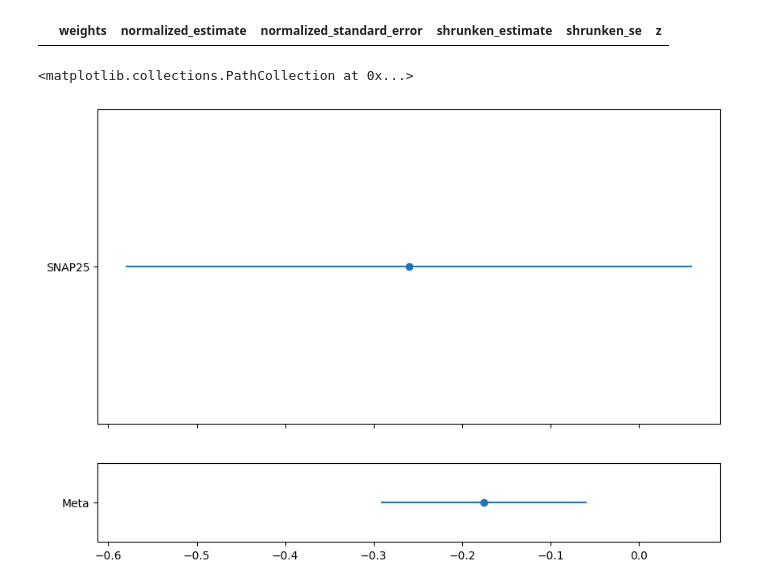
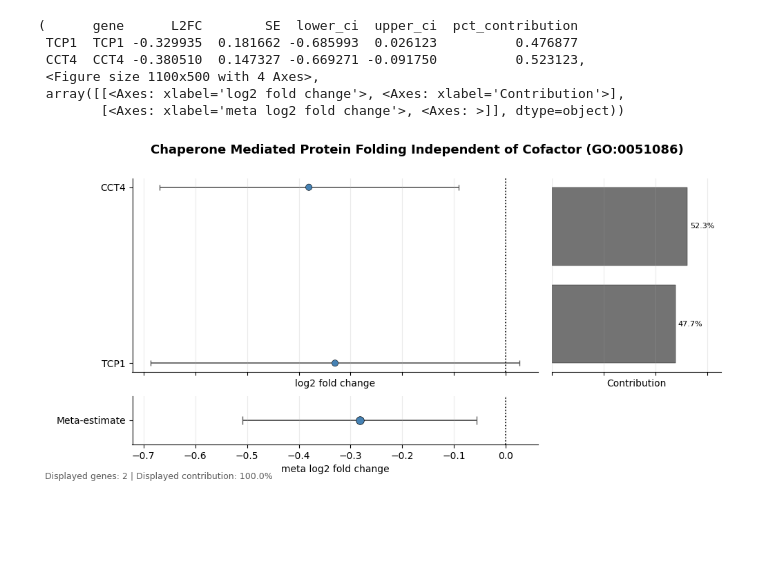
Before and after one commit to jhaberbe/meta-analysis, a Jupyter notebook: notebooks/testing.ipynb, the cells around one changed output. Drawn from its saved outputs; the diff is of its cells as text; code cells hidden in the pictures; blank space fills up the shorter version.

```diff
--- a/notebooks/testing.ipynb
+++ b/notebooks/testing.ipynb
@@ -62,37 +77,14 @@ output.plot.scatter(x="shrunken_estimate", y="z", c="weights")
-# %%
-output.sort_values(by="z").query("z > 1").tail(50)
-# %% [output]
-|  | weights | normalized_estimate | normalized_standard_error | shrunken_estimate | shrunken_se | z |
-# %%
-import matplotlib.pyplot as plt
-f, ax = plt.subplots(nrows=2, figsize=(10, 7), height_ratios=[4, 1], sharex=True)
-term = "Synaptic Vesicle Fusion to Presynaptic Active Zone Membrane (GO:0031629)"
-
-df = df.loc[genes_available]
-balanced_matrix = balanced_matrix.loc[genes_available]
-
-ax[0].errorbar(
-    x=df[balanced_matrix[term].sort_values().gt(0)]["log2FoldChange"],
-    xerr=df[balanced_matrix[term].sort_values().gt(0)]["lfcSE"],
-    y=df[balanced_matrix[term].sort_values().gt(0)]["lfcSE"].index,
-    linestyle=""
-)
-
-ax[0].scatter(
-    x=df[balanced_matrix[term].sort_values().gt(0)]["log2FoldChange"],
-    y=df[balanced_matrix[term].sort_values().gt(0)]["lfcSE"].index,
-)
-
-ax[1].errorbar(
-    x=[output.loc[term, "shrunken_estimate"]],
-    xerr=[1.96 * output.loc[term, "shrunken_se"]],
-    y=["Meta"]
-)
-
-ax[1].scatter(
-    x=[output.loc[term, "shrunken_estimate"]],
-    y=["Meta"]
-)
-# %% [output]
-<matplotlib.collections.PathCollection at 0x...>
-[figure, removed]
+# %%
+from meta_analysis.pl import ForestPlotter
+
+###### SOMETHING HORRIBLE IS GOING ON HERE
+ForestPlotter(df, (balanced_matrix.T * df["baseMean"]).T, table) \
+    .plot_term("Chaperone Mediated Protein Folding Independent of Cofactor (GO:0051086)", cutoff=1)
+# %% [output]
+(      gene      L2FC        SE  lower_ci  upper_ci  pct_contribution
+ TCP1  TCP1 -0.329935  0.181662 -0.685993  0.026123          0.476877
+ CCT4  CCT4 -0.380510  0.147327 -0.669271 -0.091750          0.523123,
+ <Figure size 1100x500 with 4 Axes>,
+ array([[<Axes: xlabel='log2 fold change'>, <Axes: xlabel='Contribution'>],
+        [<Axes: xlabel='meta log2 fold change'>, <Axes: >]], dtype=object))
+[figure, added]
```
Also changed, not shown: parts of 14 cells of this notebook, 4 other files.
